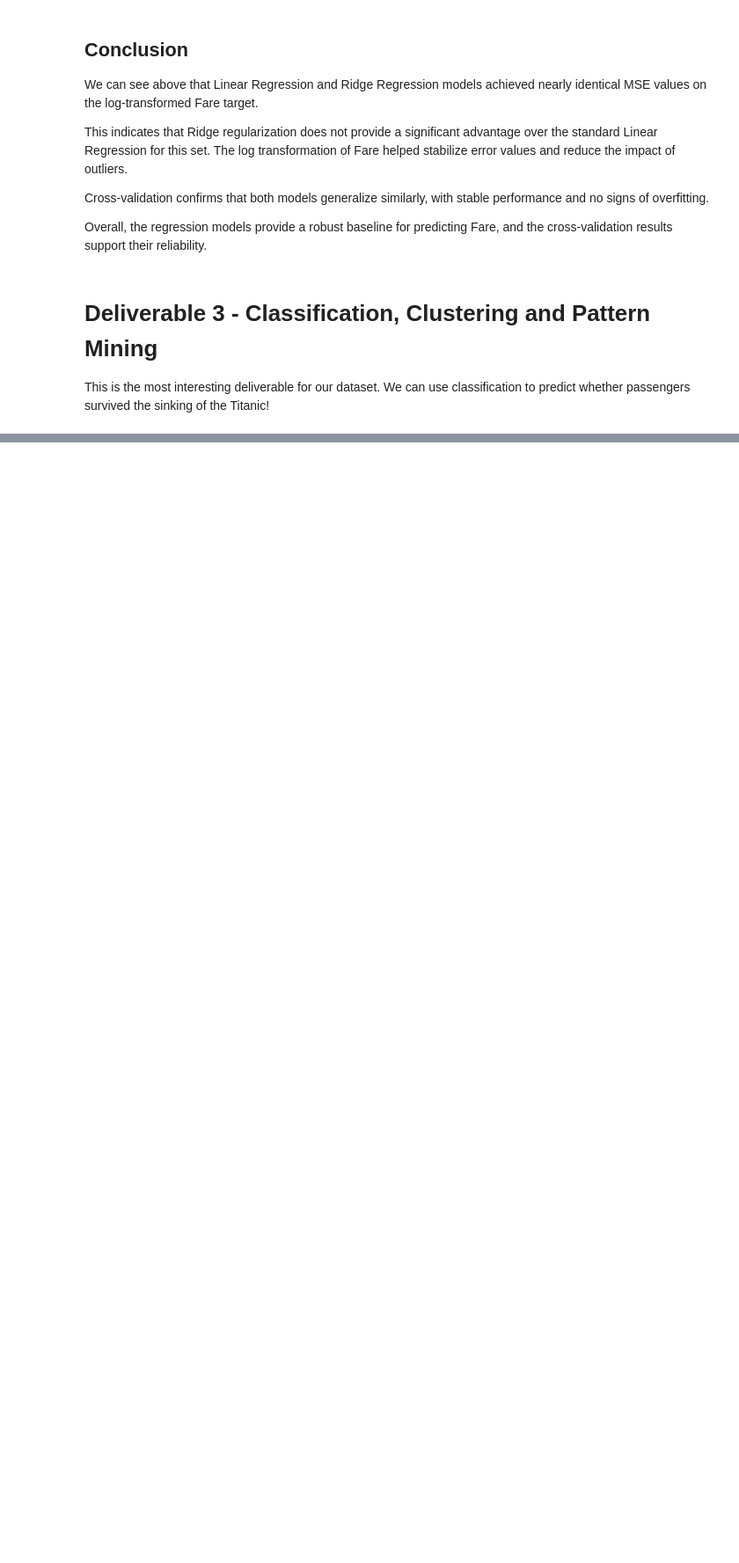
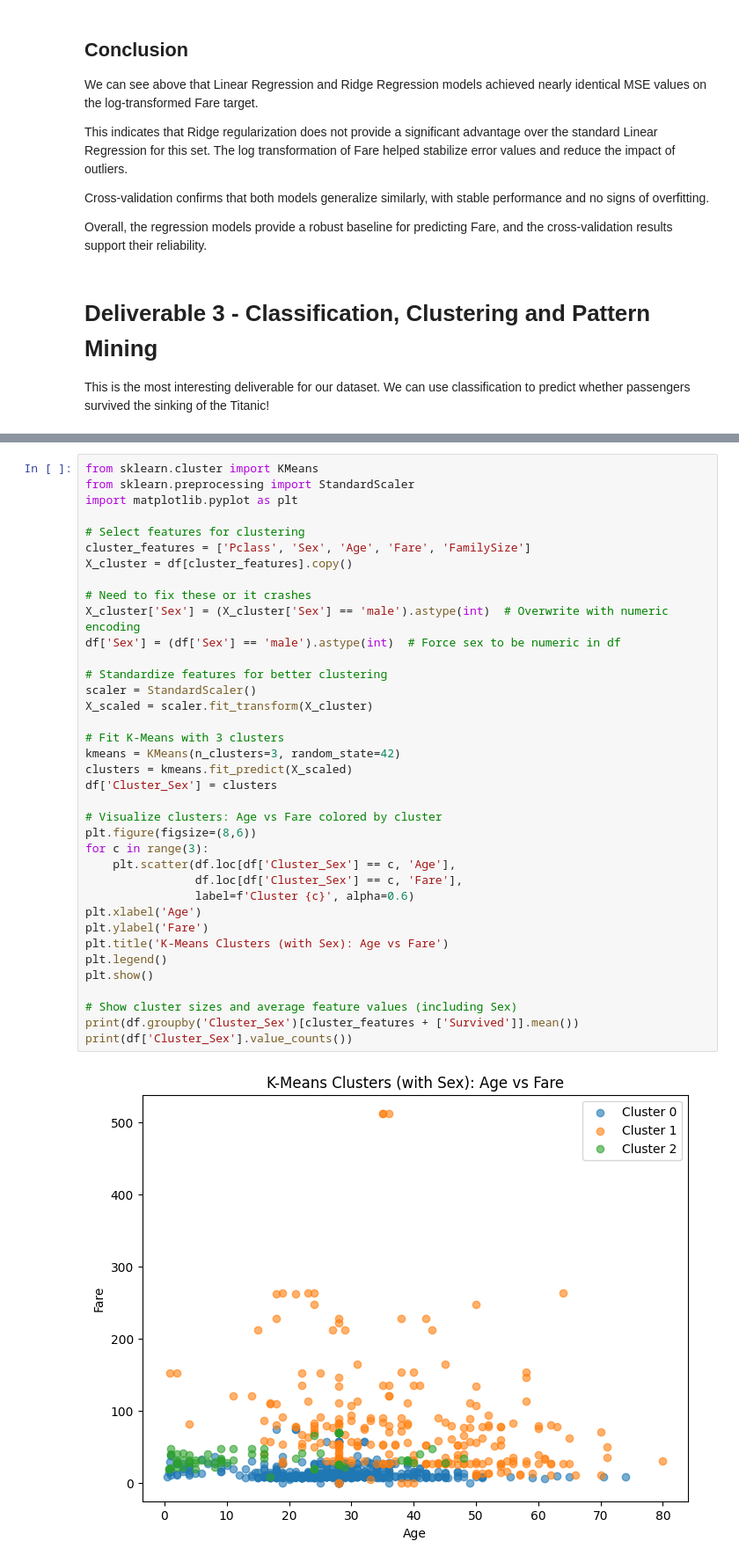
Before and after one commit to azloti/MSCS_634_Project, a Jupyter notebook: titanic.ipynb, the cells around one changed output, grey strips where cells are left out. Shown at 88% size. Cells and saved outputs as stored; diff of their text form; blank space fills up the shorter version.

```diff
--- a/titanic.ipynb
+++ b/titanic.ipynb
@@ -313,0 +379,39 @@ k-NN accuracy: 0.6927374301675978
+# %%
+from sklearn.cluster import KMeans
+from sklearn.preprocessing import StandardScaler
+import matplotlib.pyplot as plt
+
+# Select features for clustering
+cluster_features = ['Pclass', 'Sex', 'Age', 'Fare', 'FamilySize']
+X_cluster = df[cluster_features].copy()
+
+# Need to fix these or it crashes
+X_cluster['Sex'] = (X_cluster['Sex'] == 'male').astype(int)  # Overwrite with numeric encoding
+df['Sex'] = (df['Sex'] == 'male').astype(int)  # Force sex to be numeric in df
+
+# Standardize features for better clustering
+scaler = StandardScaler()
+X_scaled = scaler.fit_transform(X_cluster)
+
+# Fit K-Means with 3 clusters
+kmeans = KMeans(n_clusters=3, random_state=42)
+clusters = kmeans.fit_predict(X_scaled)
+df['Cluster_Sex'] = clusters
+
+# Visualize clusters: Age vs Fare colored by cluster
+plt.figure(figsize=(8,6))
+for c in range(3):
+    plt.scatter(df.loc[df['Cluster_Sex'] == c, 'Age'],
+                df.loc[df['Cluster_Sex'] == c, 'Fare'],
+                label=f'Cluster {c}', alpha=0.6)
+plt.xlabel('Age')
+plt.ylabel('Fare')
+plt.title('K-Means Clusters (with Sex): Age vs Fare')
+plt.legend()
+plt.show()
+
+# Show cluster sizes and average feature values (including Sex)
+print(df.groupby('Cluster_Sex')[cluster_features + ['Survived']].mean())
+print(df['Cluster_Sex'].value_counts())
+# %% [output]
+[figure, added]
```
Also changed, not shown: parts of 11 cells of this notebook, 1 other file.
